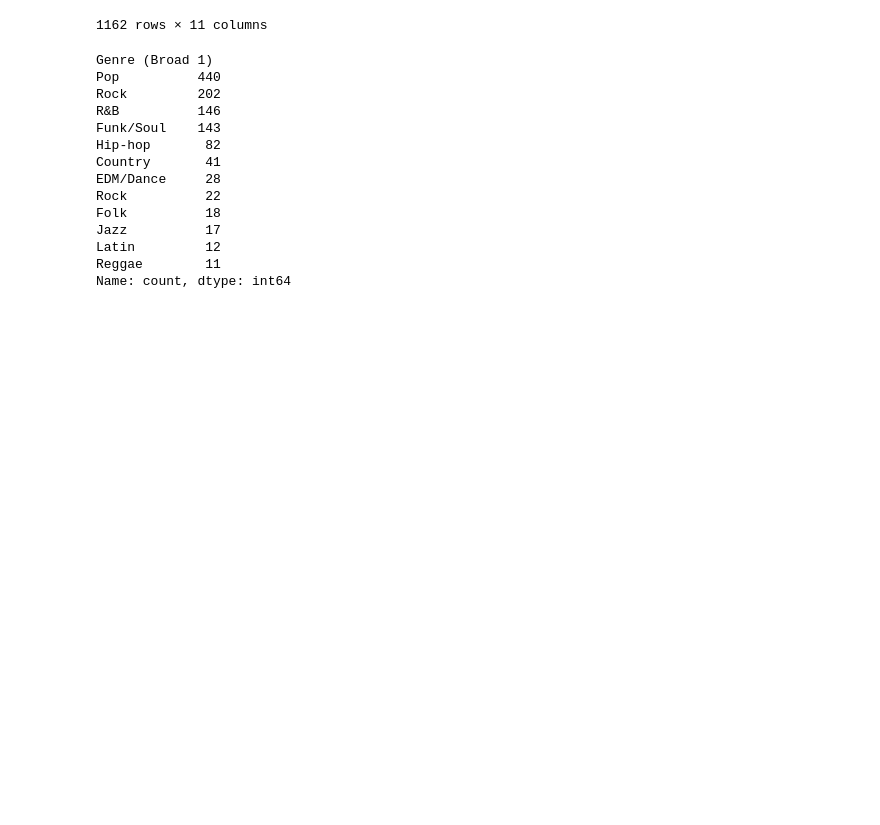
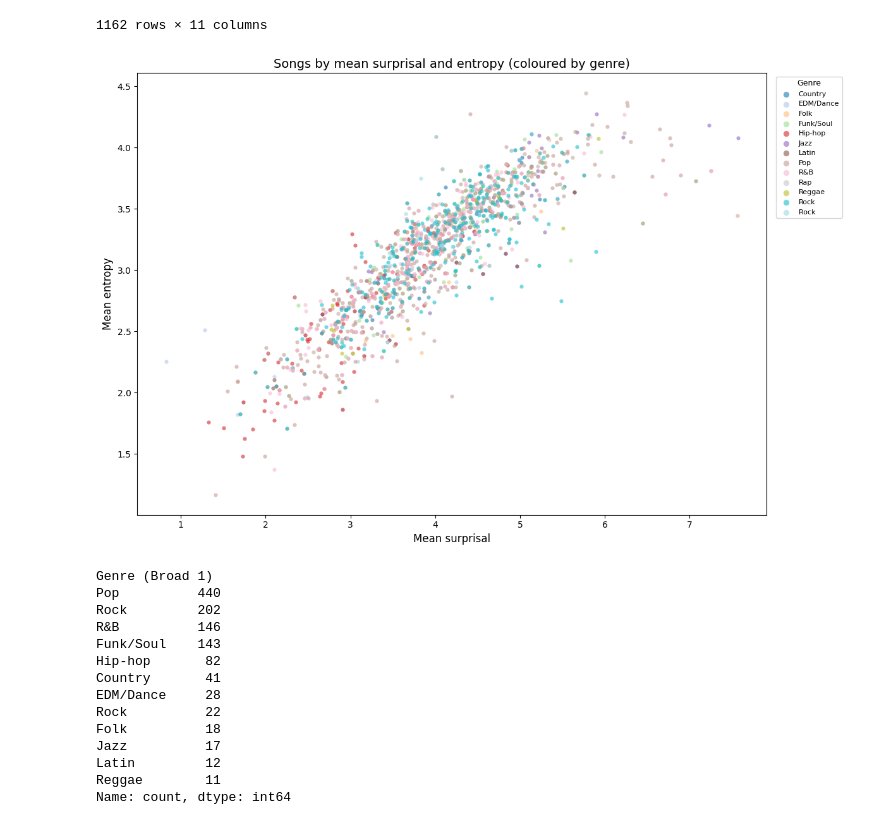
Before and after one commit to martiinsssssss/IDyOM_TimeMachine, a Jupyter notebook: run_IDyOM.ipynb, the cells around one changed output. Saved outputs shown, nothing was run; the diff lists cells and outputs as text; code cells hidden in the pictures; blank space fills up the shorter version.

Commit message:
updates to include TAR dataset analysis and more genre analysis

```diff
--- a/run_IDyOM.ipynb
+++ b/run_IDyOM.ipynb
@@ -234,6 +234,63 @@ merged_df
 | 1160 | 2017_03_1 | [4.22621731795505, 4.727247856317... | [4.731551948168222, 4.62753956683... | 2017_03 | Funk/Soul | R&B | ... |
 | 1161 | 1960_05_2 | [4.03614526904113, 4.607840070327... | [4.731551948168222, 4.51842815955... | 1960_05 | Pop | NaN | ... |
 1162 rows × 11 columns
+# %%
+import pandas as pd
+import matplotlib.pyplot as plt
+import matplotlib.patches as mpatches
+import numpy as np
+
+genre_cols = [
+    "Genre (Broad 1)", "Genre (Broad 2)",
+    # "Genre (Specific 1)", "Genre (Specific 2)", "Genre (Specific 3)"
+]
+
+# Melt to long format so each song-genre pair is one row, drop NaN genres
+df_long = merged_df.melt(
+    id_vars=["year_position", "mean_surprisal", "mean_entropy"],
+    value_vars=genre_cols,
+    var_name="genre_col",
+    value_name="genre"
+).dropna(subset=["genre"])
+
+# Get sorted unique genres and assign a color to each
+unique_genres = sorted(df_long["genre"].unique())
+cmap = plt.get_cmap("tab20", len(unique_genres))
+genre_color = {genre: cmap(i) for i, genre in enumerate(unique_genres)}
+
+fig, ax = plt.subplots(figsize=(12, 8))
+
+# Plot each genre as its own layer so legend is clean
+for genre in unique_genres:
+    subset = df_long[df_long["genre"] == genre]
+    ax.scatter(
+        subset["mean_surprisal"],
+        subset["mean_entropy"],
+        color=genre_color[genre],
+        label=genre,
+        alpha=0.6,
+        s=20,
+        linewidths=0
+    )
+
+ax.set_xlabel("Mean surprisal", fontsize=12)
+ax.set_ylabel("Mean entropy", fontsize=12)
+ax.set_title("Songs by mean surprisal and entropy (coloured by genre)", fontsize=14)
+
+legend = ax.legend(
+    title="Genre",
+    bbox_to_anchor=(1.01, 1),
+    loc="upper left",
+    fontsize=8,
+    title_fontsize=9,
+    frameon=True,
+    markerscale=1.5
+)
+
+plt.tight_layout()
+plt.show()
+# %% [output]
+[figure, added]
 # %%
 # merged_df.to_csv('out/eval/data/merged_data.csv', index=False)
 # %%
```
Also changed, not shown: parts of 23 cells of this notebook, 1 other file.
